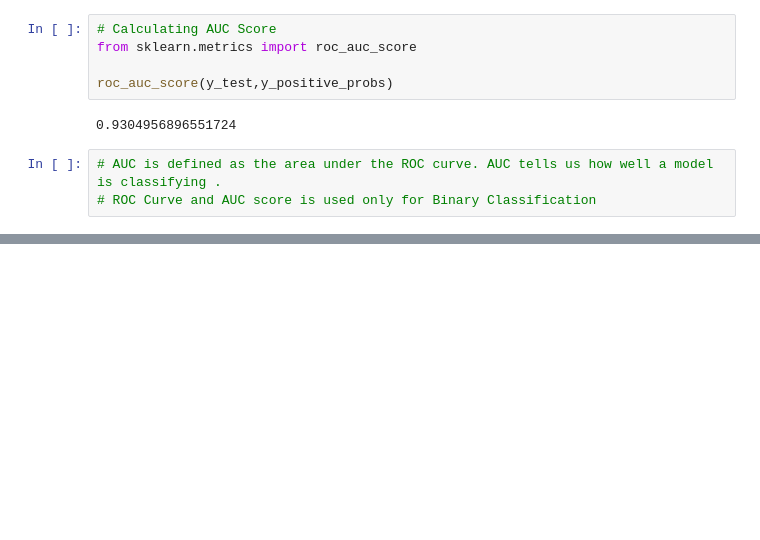
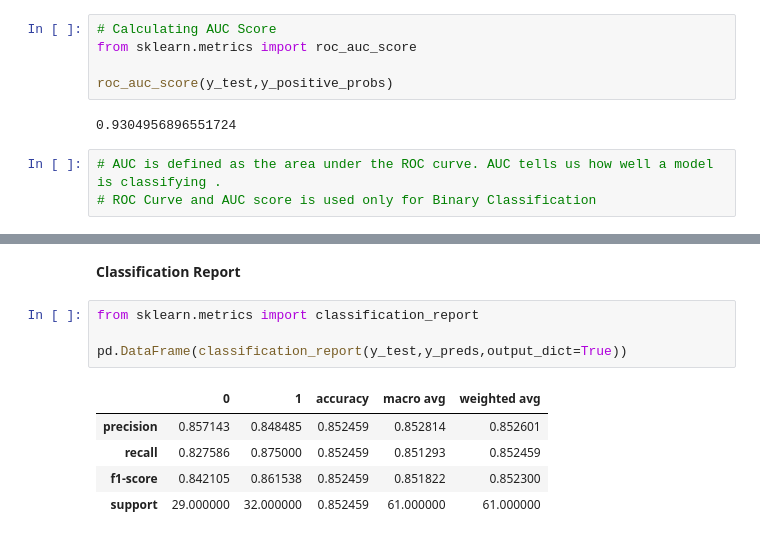
Before and after one commit to OP-Coder-Cpp/Complete-A.I.-and-Machine-Learning-Data-Science-Bootcamp, a Jupyter notebook: Introduction to Scikit Learn/Introduction_to_skLearn.ipynb, the cells around one changed output, grey strips where cells are left out. Cells and saved outputs as stored; diff of their text form; blank space fills up the shorter version.

```diff
--- a/Introduction to Scikit Learn/Introduction_to_skLearn.ipynb
+++ b/Introduction to Scikit Learn/Introduction_to_skLearn.ipynb
@@ -956,0 +1003,12 @@ roc_auc_score(y_test,y_positive_probs)
+# %% [markdown]
+**Classification Report**
+# %%
+from sklearn.metrics import classification_report
+
+pd.DataFrame(classification_report(y_test,y_preds,output_dict=True))
+# %% [output]
+|  | 0 | 1 | accuracy | macro avg | weighted avg |
+| precision | 0.857143 | 0.848485 | 0.852459 | 0.852814 | 0.852601 |
+| recall | 0.827586 | 0.875000 | 0.852459 | 0.851293 | 0.852459 |
+| f1-score | 0.842105 | 0.861538 | 0.852459 | 0.851822 | 0.852300 |
+| support | 29.000000 | 32.000000 | 0.852459 | 61.000000 | 61.000000 |
```
Also changed, not shown: parts of 8 cells of this notebook, 1 other file.
